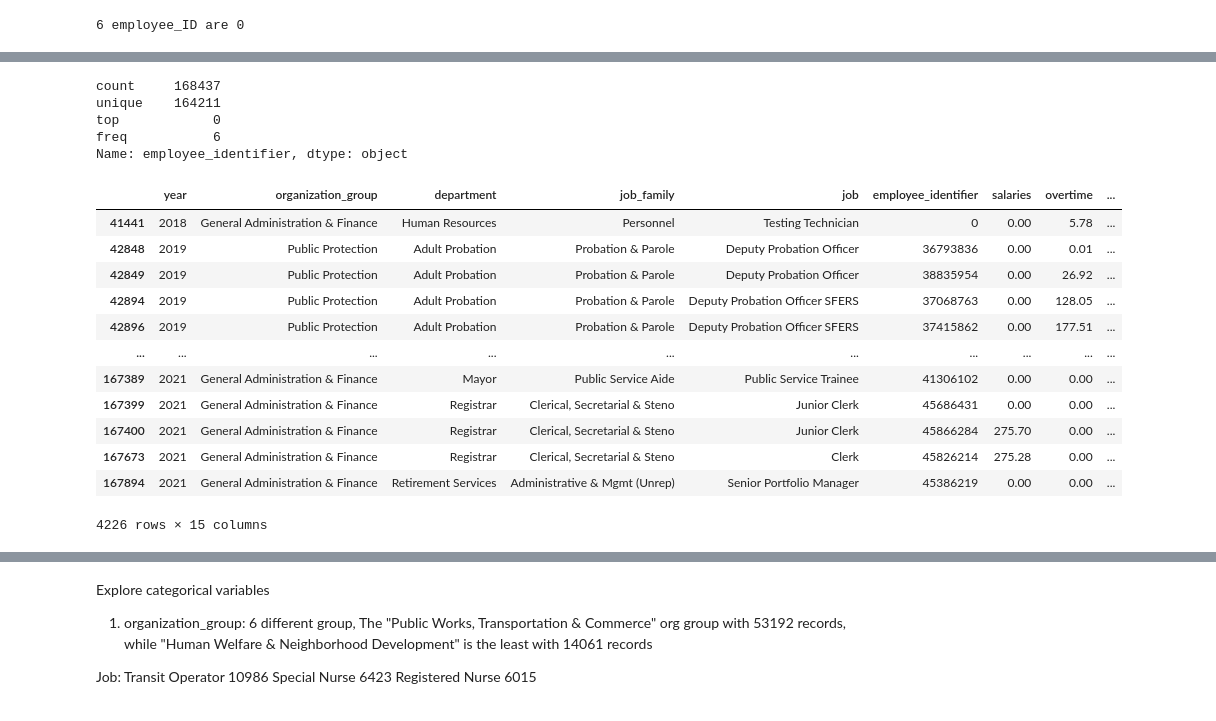
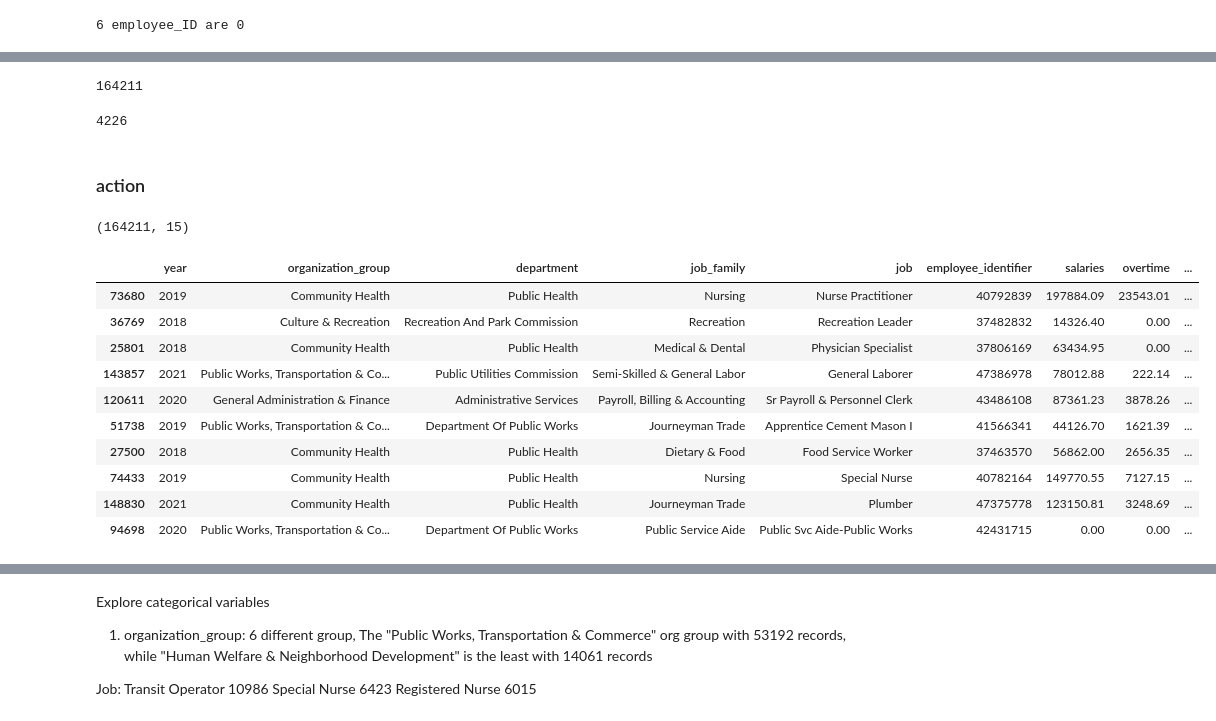
Before and after one commit to susiexia/SF_Employee_Comp_Dash, a Jupyter notebook: sf_comp_jupyter_analytics.ipynb, the cells around one changed output, grey strips where cells are left out. Saved outputs shown, nothing was run; the diff lists cells and outputs as text; code cells hidden in the pictures.

```diff
--- a/sf_comp_jupyter_analytics.ipynb
+++ b/sf_comp_jupyter_analytics.ipynb
@@ -216,25 +228,30 @@ print(f'{zero_employee_cnt} employee_ID are 0')
 # %%
-df.employee_identifier.describe()
+df.employee_identifier.nunique()
 # %% [output]
-count     168437
-unique    164211
-top            0
-freq           6
-Name: employee_identifier, dtype: object
+164211
-# %%
-duplicated_df = df[df.employee_identifier.duplicated()]
-duplicated_df
-# %% [output]
-|  | year | organization_group | department | job_family | job | employee_identifier | salaries | overtime | ... |
-| 41441 | 2018 | General Administration & Finance | Human Resources | Personnel | Testing Technician | 0 | 0.00 | 5.78 | ... |
-| 42848 | 2019 | Public Protection | Adult Probation | Probation & Parole | Deputy Probation Officer | 36793836 | 0.00 | 0.01 | ... |
-| 42849 | 2019 | Public Protection | Adult Probation | Probation & Parole | Deputy Probation Officer | 38835954 | 0.00 | 26.92 | ... |
-| 42894 | 2019 | Public Protection | Adult Probation | Probation & Parole | Deputy Probation Officer SFERS | 37068763 | 0.00 | 128.05 | ... |
-| 42896 | 2019 | Public Protection | Adult Probation | Probation & Parole | Deputy Probation Officer SFERS | 37415862 | 0.00 | 177.51 | ... |
-| ... | ... | ... | ... | ... | ... | ... | ... | ... | ... |
-| 167389 | 2021 | General Administration & Finance | Mayor | Public Service Aide | Public Service Trainee | 41306102 | 0.00 | 0.00 | ... |
-| 167399 | 2021 | General Administration & Finance | Registrar | Clerical, Secretarial & Steno | Junior Clerk | 45686431 | 0.00 | 0.00 | ... |
-| 167400 | 2021 | General Administration & Finance | Registrar | Clerical, Secretarial & Steno | Junior Clerk | 45866284 | 275.70 | 0.00 | ... |
-| 167673 | 2021 | General Administration & Finance | Registrar | Clerical, Secretarial & Steno | Clerk | 45826214 | 275.28 | 0.00 | ... |
-| 167894 | 2021 | General Administration & Finance | Retirement Services | Administrative & Mgmt (Unrep) | Senior Portfolio Manager | 45386219 | 0.00 | 0.00 | ... |
-4226 rows × 15 columns
+# %%
+df.employee_identifier.duplicated().sum()
+# %% [output]
+4226
+# %% [markdown]
+### action
+# %%
+df = df.drop_duplicates(subset=['employee_identifier'], keep='last',ignore_index=True)
+
+df.shape
+# %% [output]
+(164211, 15)
+# %%
+df.sample(10)
+# %% [output]
+|  | year | organization_group | department | job_family | job | employee_identifier | salaries | overtime | ... |
+| 73680 | 2019 | Community Health | Public Health | Nursing | Nurse Practitioner | 40792839 | 197884.09 | 23543.01 | ... |
+| 36769 | 2018 | Culture & Recreation | Recreation And Park Commission | Recreation | Recreation Leader | 37482832 | 14326.40 | 0.00 | ... |
+| 25801 | 2018 | Community Health | Public Health | Medical & Dental | Physician Specialist | 37806169 | 63434.95 | 0.00 | ... |
+| 143857 | 2021 | Public Works, Transportation & Co... | Public Utilities Commission | Semi-Skilled & General Labor | General Laborer | 47386978 | 78012.88 | 222.14 | ... |
+| 120611 | 2020 | General Administration & Finance | Administrative Services | Payroll, Billing & Accounting | Sr Payroll & Personnel Clerk | 43486108 | 87361.23 | 3878.26 | ... |
+| 51738 | 2019 | Public Works, Transportation & Co... | Department Of Public Works | Journeyman Trade | Apprentice Cement Mason I | 41566341 | 44126.70 | 1621.39 | ... |
+| 27500 | 2018 | Community Health | Public Health | Dietary & Food | Food Service Worker | 37463570 | 56862.00 | 2656.35 | ... |
+| 74433 | 2019 | Community Health | Public Health | Nursing | Special Nurse | 40782164 | 149770.55 | 7127.15 | ... |
+| 148830 | 2021 | Community Health | Public Health | Journeyman Trade | Plumber | 47375778 | 123150.81 | 3248.69 | ... |
+| 94698 | 2020 | Public Works, Transportation & Co... | Department Of Public Works | Public Service Aide | Public Svc Aide-Public Works | 42431715 | 0.00 | 0.00 | ... |
```
Also changed, not shown: parts of 18 cells of this notebook.
